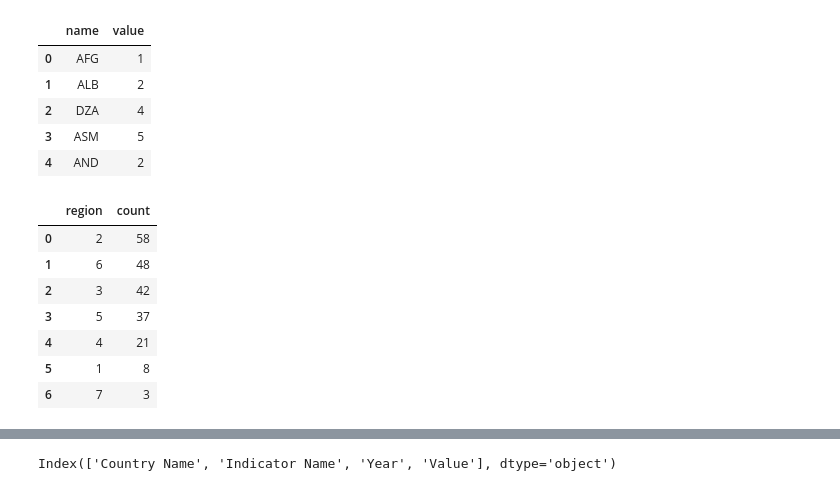
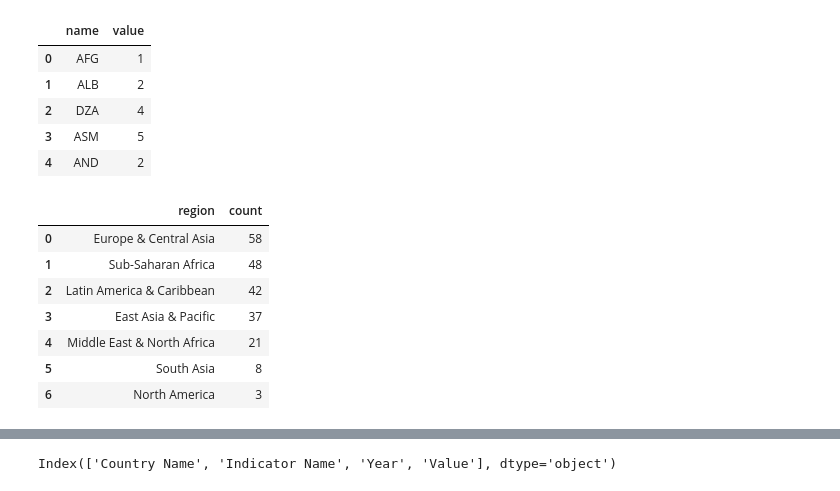
Before and after one commit to ek976/data_viz_final_project, a Jupyter notebook: linked_plot/linked_plot.ipynb, the cells around one changed output, grey strips where cells are left out. Saved outputs shown, nothing was run; the diff lists cells and outputs as text; code cells hidden in the pictures.

```diff
--- a/linked_plot/linked_plot.ipynb
+++ b/linked_plot/linked_plot.ipynb
@@ -27,18 +27,21 @@ region_count.head()
 # %%
 # create df, column one is Region (which is currently as value), column two is count (number of times that region appears)
 region_count = region_count['value'].value_counts().reset_index()
 region_count.columns = ['region', 'count']
 
+# rename to region, 1 is South Asia, 2 is Europe & Central Asia, 3 is Latin America & Caribbean, 4 is Middle East & North Africa, 5 is East Asia & Pacific, 6 is Sub-Saharan Africa, 7 is North America
+region_count['region'] = region_count['region'].replace([1, 2, 3, 4, 5, 6, 7], ['South Asia', 'Europe & Central Asia', 'Latin America & Caribbean', 'Middle East & North Africa', 'East Asia & Pacific', 'Sub-Saharan Africa', 'North America'])
+
 region_count
 # %% [output]
 |  | region | count |
-| 0 | 2 | 58 |
-| 1 | 6 | 48 |
-| 2 | 3 | 42 |
-| 3 | 5 | 37 |
-| 4 | 4 | 21 |
-| 5 | 1 | 8 |
-| 6 | 7 | 3 |
+| 0 | Europe & Central Asia | 58 |
+| 1 | Sub-Saharan Africa | 48 |
+| 2 | Latin America & Caribbean | 42 |
+| 3 | East Asia & Pacific | 37 |
+| 4 | Middle East & North Africa | 21 |
+| 5 | South Asia | 8 |
+| 6 | North America | 3 |
 # %%
 overtime = pd.read_csv("../cleaned_data/filtered_linked_plot_data.csv")
 
```
Also changed, not shown: parts of 1 cell of this notebook, 25 other files.
